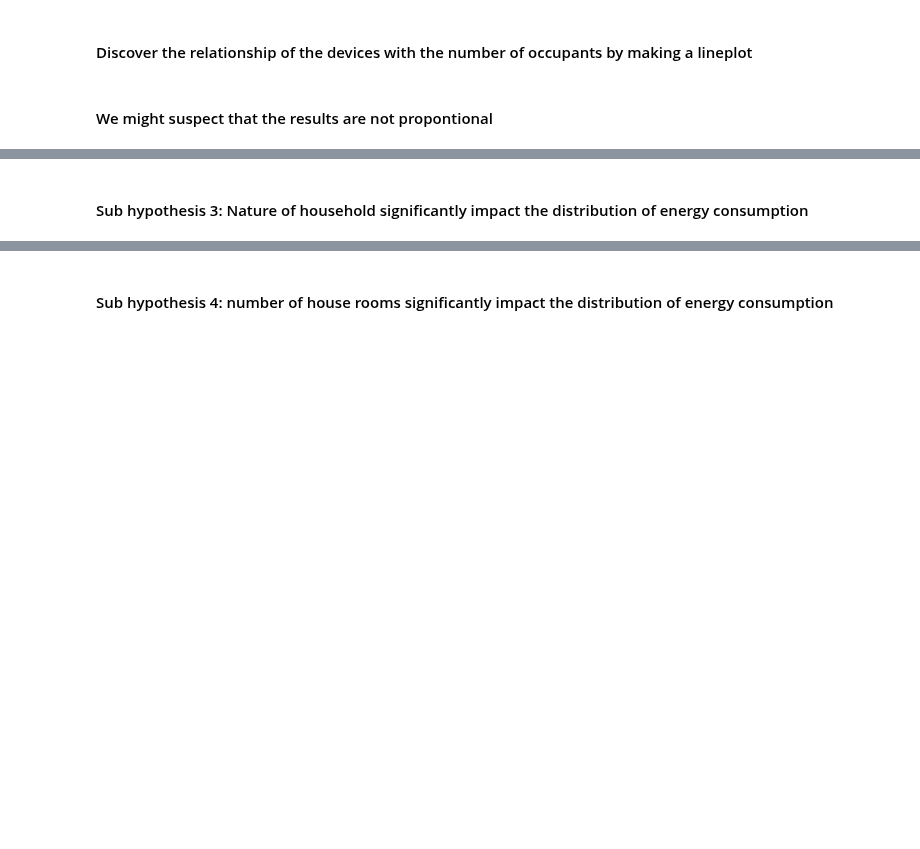
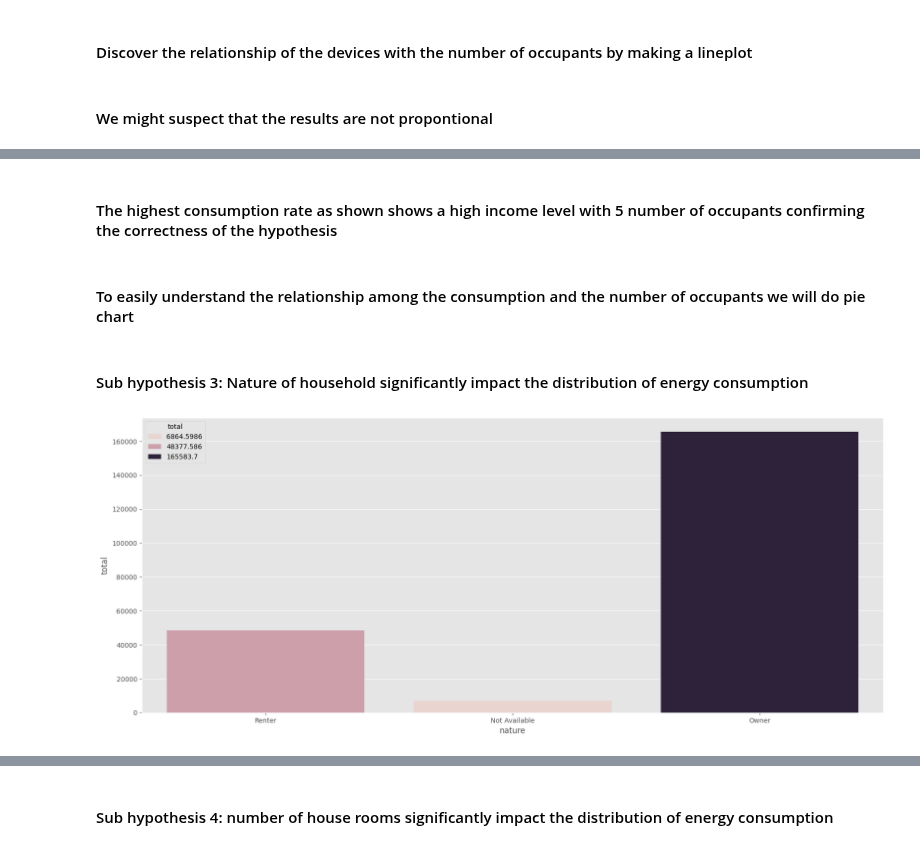
Before and after one commit to 1nuc/load-profile-decomposition, a Jupyter notebook: src/Customer_analysis/run.ipynb, the cells around one changed output, grey strips where cells are left out. Saved outputs shown, nothing was run; the diff lists cells and outputs as text; code cells hidden in the pictures; blank space fills up the shorter version.

```diff
--- a/src/Customer_analysis/run.ipynb
+++ b/src/Customer_analysis/run.ipynb
@@ -656,0 +677,4 @@ vis._barplot_seaborn(occup, 'bldg_id', 'total', 'occupants')
+# %% [markdown]
+#### The highest consumption rate as shown shows a high income level with 5 number of occupants confirming the correctness of the hypothesis
+# %% [markdown]
+#### To easily understand the relationship among the consumption and the number of occupants we will do pie chart
@@ -657,2 +683,9 @@ vis._barplot_seaborn(occup, 'bldg_id', 'total', 'occupants')
 # %% [markdown]
 #### Sub hypothesis 3: Nature of household significantly impact the distribution of energy consumption
+# %%
+nature_bar=Appliances.select(*LONG_DURATION, *SHORT_DURATION, 'Short Duration Comulative','bldg_id',
+                  pl.col('in.tenure').alias('nature'),'month of the year').group_by('nature').agg(
+    pl.all().sum()).select(pl.all().name.replace('^out.electricity.|.energy_consumption..kwh$',''))
+vis._barplot_seaborn(nature_bar, 'nature', 'total')
+# %% [output]
+[figure, added]
```
Also changed, not shown: parts of 44 cells of this notebook, 1 other file.
